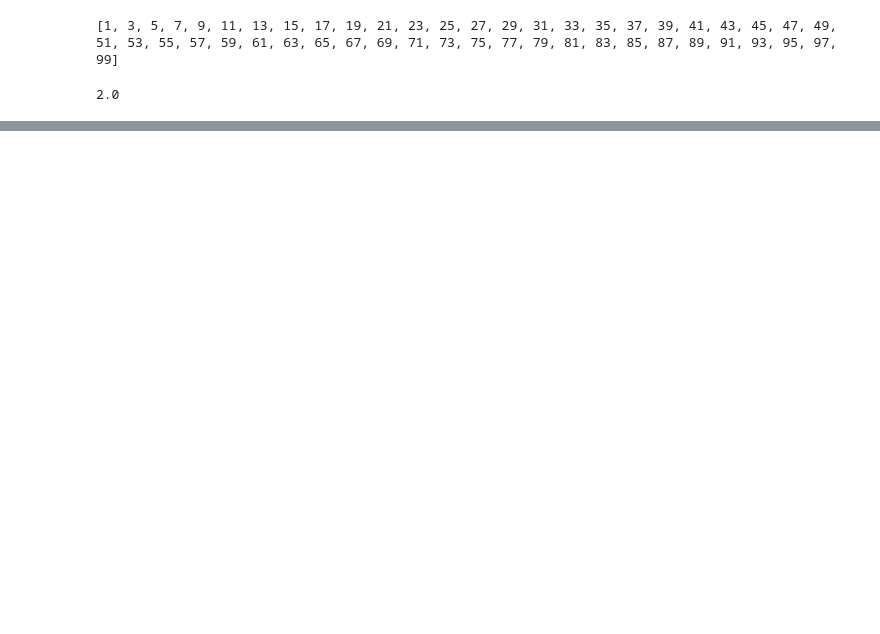
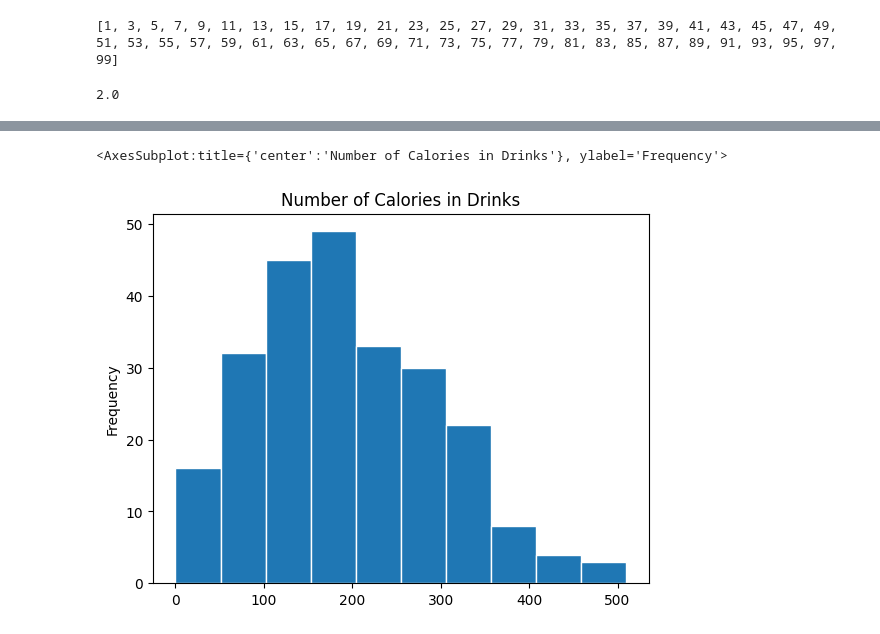
Before and after one commit to kwakmw10/Minwoo-Git-Tutorial, a Jupyter notebook: tutorial0/checkpoint0.ipynb, the cells around one changed output, grey strips where cells are left out. Saved outputs shown, nothing was run; the diff lists cells and outputs as text; code cells hidden in the pictures; blank space fills up the shorter version.

```diff
--- a/tutorial0/checkpoint0.ipynb
+++ b/tutorial0/checkpoint0.ipynb
@@ -56,5 +64,7 @@ def capchange
 # %%
 # load in the "starbucks.csv" dataset
 # refer to how we read the cereal.csv dataset in the tutorial
+import pandas as pd
+df = pd.read_csv("../data/starbucks.csv")
 # %%
 # output the calories, sugars, and protein columns only of every 40th row.
@@ -65,4 +115,5 @@ def capchange
 # %%
 # create a new column containing the caffeine per calories of each drink
+df["caffeine_per_calories"] = df["caffeine"] / df["calories"]
 # %%
 # what is the average calorie across all items?
@@ -73,4 +144,8 @@ def capchange
 # %%
 # plot the distribution of the number of calories in drinks with a histogram
+df["calories"].plot.hist(edgecolor='white', alpha=1.0, title="Number of Calories in Drinks")
+# %% [output]
+<AxesSubplot:title={'center':'Number of Calories in Drinks'}, ylabel='Frequency'>
+[figure, added]
 # %%
 # plot calories against total fat with a scatterplot
```
Also changed, not shown: parts of 12 cells of this notebook.
